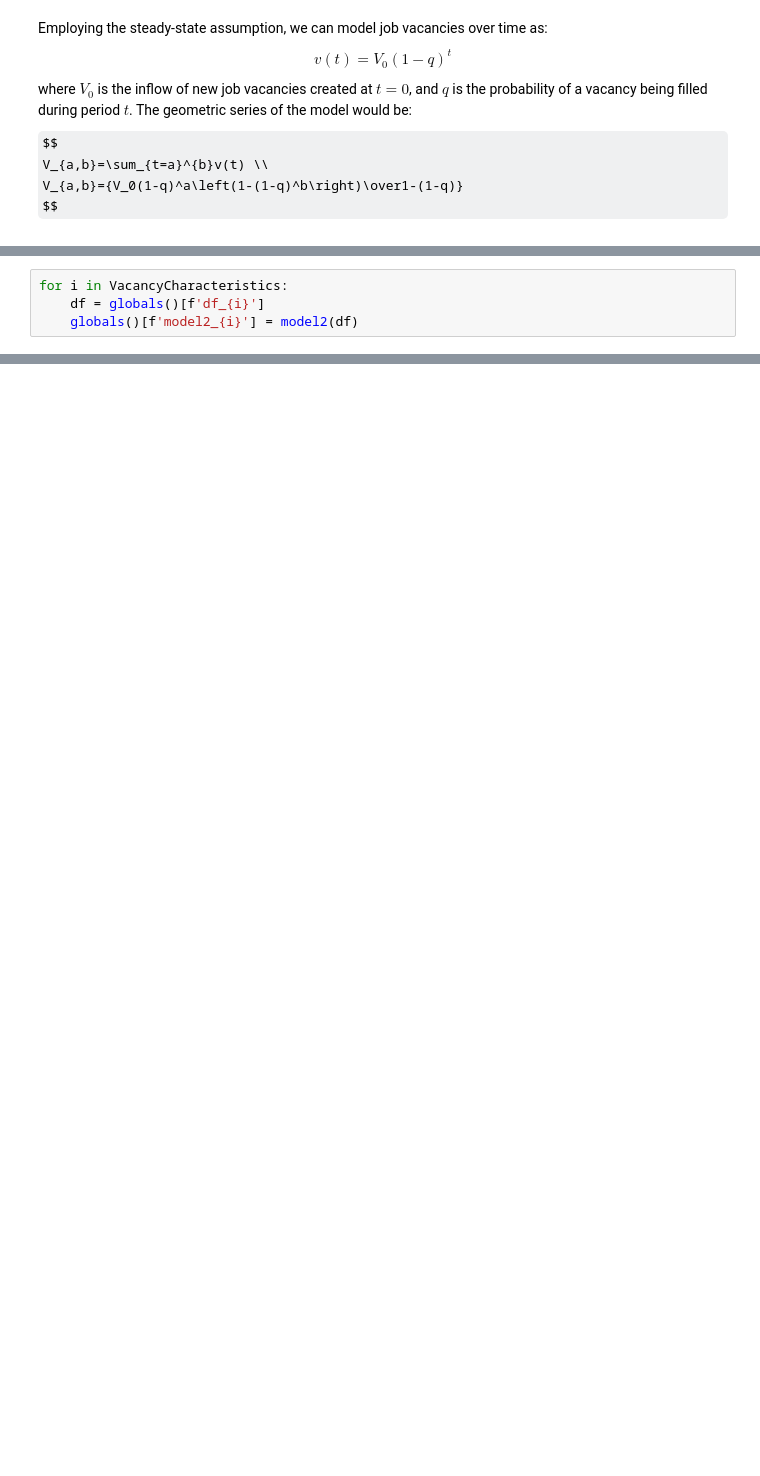
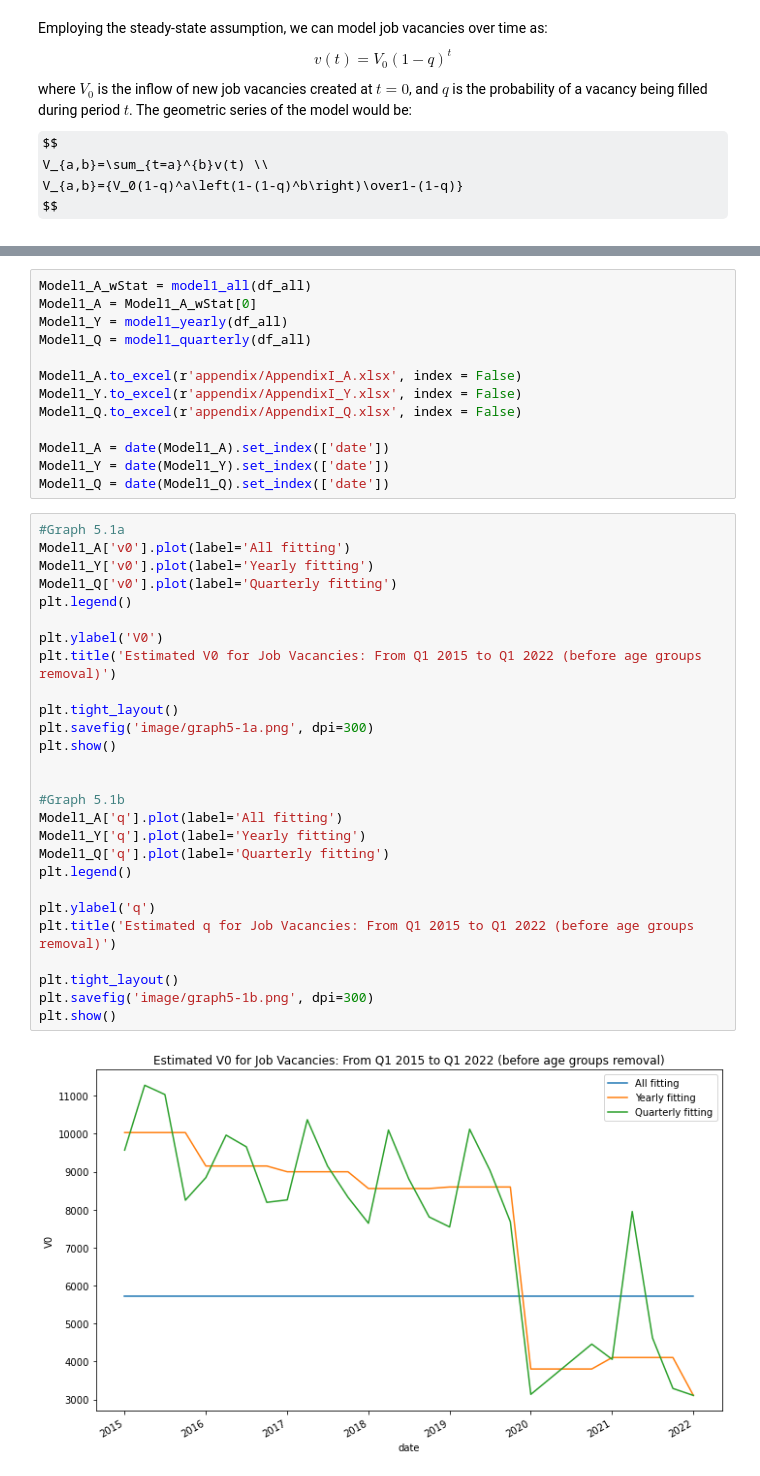
Before and after one commit to YanliangZhu/MAPaper, a Jupyter notebook: code.ipynb, the cells around one changed output, grey strips where cells are left out. Drawn from its saved outputs; the diff is of its cells as text; some formulas as TeX source; blank space fills up the shorter version.

```diff
--- a/code.ipynb
+++ b/code.ipynb
@@ -755,4 +212,0 @@ model3_all = model3(df_all)
-# %%
-for i in VacancyCharacteristics:
-    df = globals()[f'df_{i}']
-    globals()[f'model2_{i}'] = model2(df)
@@ -841,0 +330,42 @@ plt.show()
+# %%
+Model1_A_wStat = model1_all(df_all)
+Model1_A = Model1_A_wStat[0]
+Model1_Y = model1_yearly(df_all)
+Model1_Q = model1_quarterly(df_all)
+
+Model1_A.to_excel(r'appendix/AppendixI_A.xlsx', index = False)
+Model1_Y.to_excel(r'appendix/AppendixI_Y.xlsx', index = False)
+Model1_Q.to_excel(r'appendix/AppendixI_Q.xlsx', index = False)
+
+Model1_A = date(Model1_A).set_index(['date'])
+Model1_Y = date(Model1_Y).set_index(['date'])
+Model1_Q = date(Model1_Q).set_index(['date'])
+# %%
+#Graph 5.1a
+Model1_A['v0'].plot(label='All fitting')
+Model1_Y['v0'].plot(label='Yearly fitting')
+Model1_Q['v0'].plot(label='Quarterly fitting')
+plt.legend()
+
+plt.ylabel('V0')
+plt.title('Estimated V0 for Job Vacancies: From Q1 2015 to Q1 2022 (before age groups removal)')
+
+plt.tight_layout()
+plt.savefig('image/graph5-1a.png', dpi=300)
+plt.show()
+
+
+#Graph 5.1b
+Model1_A['q'].plot(label='All fitting')
+Model1_Y['q'].plot(label='Yearly fitting')
+Model1_Q['q'].plot(label='Quarterly fitting')
+plt.legend()
+
+plt.ylabel('q')
+plt.title('Estimated q for Job Vacancies: From Q1 2015 to Q1 2022 (before age groups removal)')
+
+plt.tight_layout()
+plt.savefig('image/graph5-1b.png', dpi=300)
+plt.show()
+# %% [output]
+[figure, added]
```
Also changed, not shown: parts of 67 cells of this notebook.
